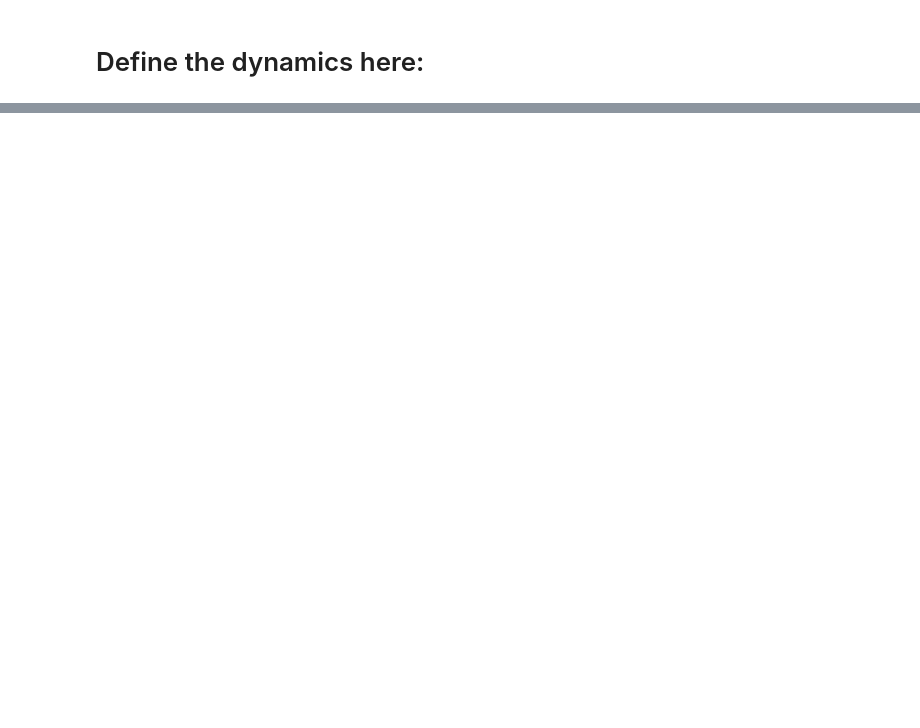
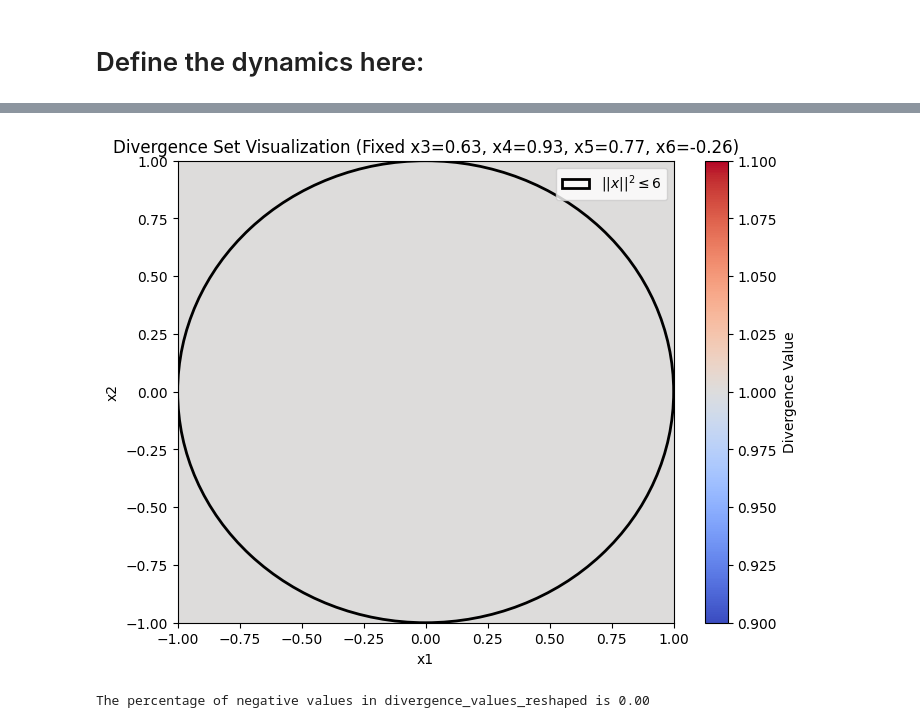
Before and after one commit to sahil-chaudhary/Neural-Control-Density-Functions, a Jupyter notebook: Experiments/Reachability/Reachability-Dubin's Car.ipynb, the cells around one changed output, grey strips where cells are left out. Drawn from its saved outputs; the diff is of its cells as text; code cells hidden in the pictures; blank space fills up the shorter version.

```diff
--- a/Experiments/Reachability/Reachability-Dubin's Car.ipynb
+++ b/Experiments/Reachability/Reachability-Dubin's Car.ipynb
@@ -125,9 +182,9 @@ def f_value(f_val, g_val, u):
 
 def f(x):
     v=1
-    val = torch.tensor([v* torch.cos(x[2],v * torch.sin(x[2],0))], device=device)
+    val = torch.tensor([v* torch.cos(x[2]),v * torch.sin(x[2]),0], device=device)
     return val
 
 
 def g(x):
-    return torch.tensor([0, 0 ,1], device=device)
+    return torch.tensor([0, 0 ,1], dtype=torch.float32, device=device)
@@ -133,0 +524,45 @@ def g(x):
+# %%
+import matplotlib.patches as patches
+
+# Visualization
+plt.figure(figsize=(8, 6))
+plt.imshow(
+    divergence_values_reshaped,
+    extent=[-1, 1, -1, 1],
+    origin='lower',
+    cmap='coolwarm',
+    aspect='auto'
+)
+plt.colorbar(label="Divergence Value")
+plt.xlabel("x1")
+plt.ylabel("x2")
+plt.title(f"Divergence Set Visualization (Fixed x3={x3.item():.2f}, x4={x4.item():.2f}, x5={x5.item():.2f}, x6={x6.item():.2f})")
+
+# Add a circle to the plot
+circle = patches.Circle((0, 0), 1, color='black', fill=False, linewidth=2, label="$||x||^2 \leq 6$")
+plt.gca().add_patch(circle)
+
+# Add legend for the circle
+plt.legend(loc='upper right')
+
+plt.grid(False)
+plt.show()
+# %% [output]
+[figure, added]
+# %%
+# Count the total number of values in the divergence set
+total_values = divergence_values_reshaped.size
+
+# Count the number of negative values
+negative_values_count = (divergence_values_reshaped < 0).sum()
+
+# Calculate the percentage of negative values
+percentage_negative = negative_values_count
+
+print(f"The percentage of negative values in divergence_values_reshaped is {percentage_negative:.2f}")
+
+# # PRINT the negative values taken by the divergence
+# negative_values = divergence_values_reshaped[divergence_values_reshaped < 0]
+# print(f"The negative values in divergence_values_reshaped are {negative_values}")
+# %% [output]
+The percentage of negative values in divergence_values_reshaped is 0.00
```
Also changed, not shown: parts of 21 cells of this notebook.
